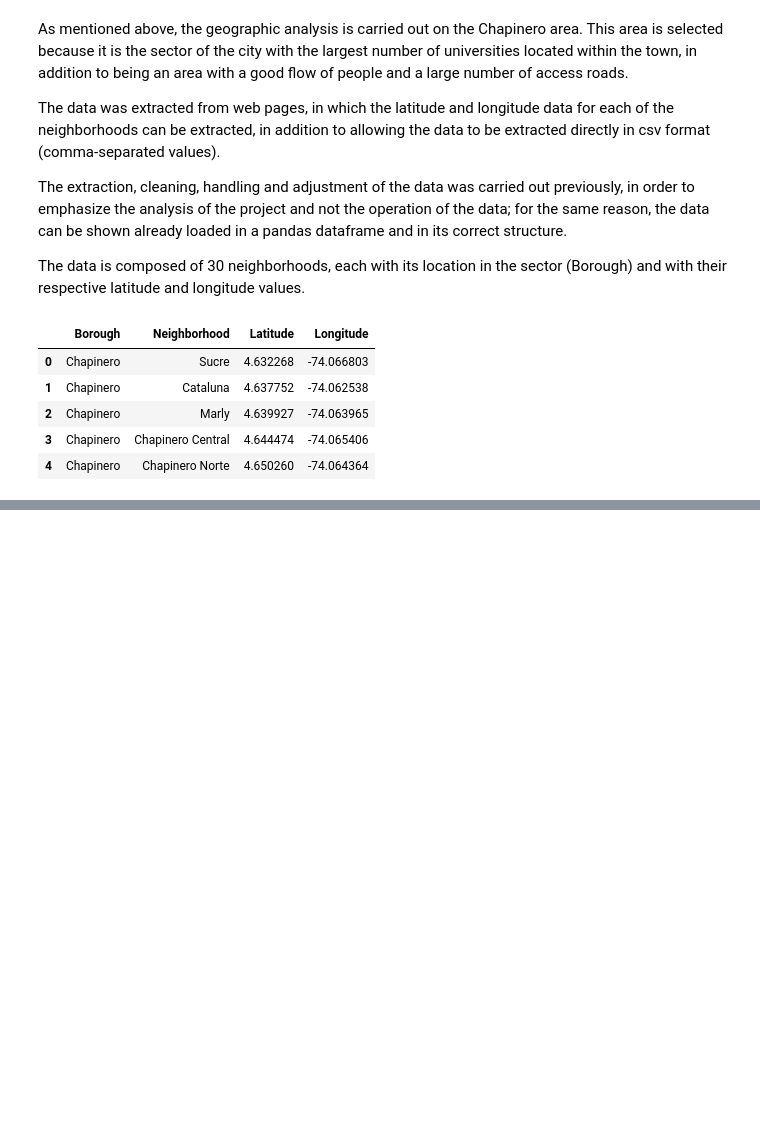
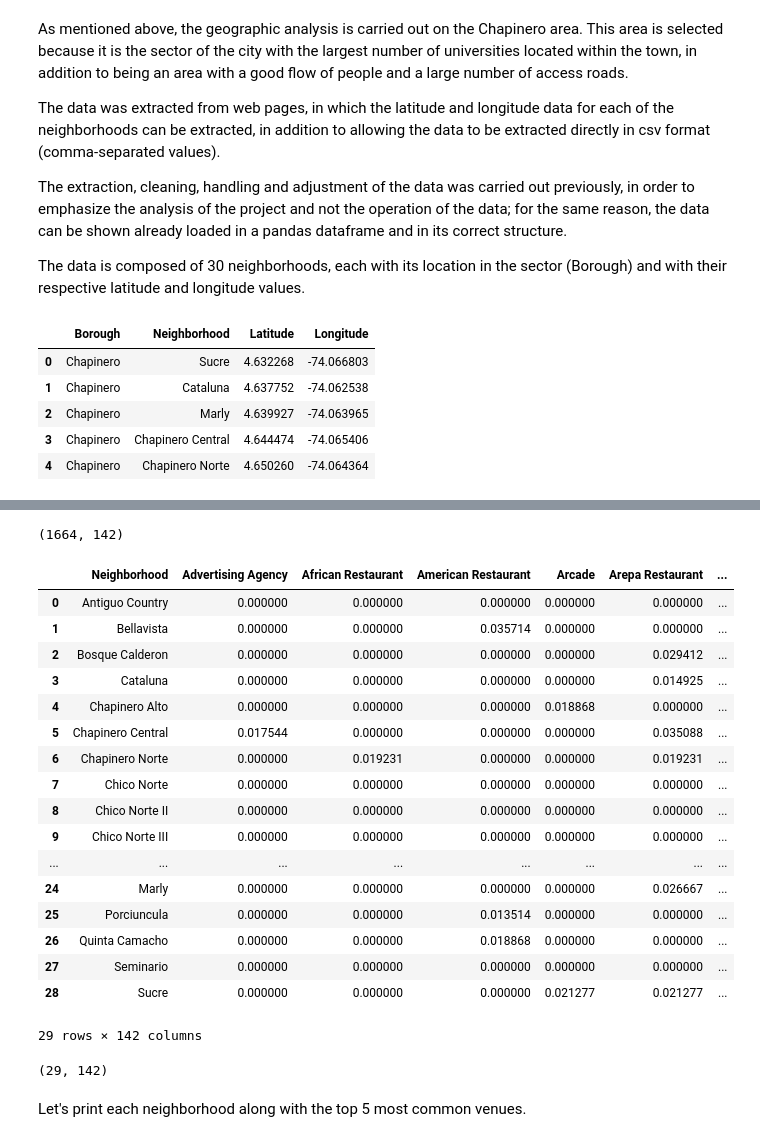
Before and after one commit to Nicolas-Fresneda/Coursera_Capstone, a Jupyter notebook: Capstone Project - The Battle of Neighborhoods.ipynb, the cells around one changed output, grey strips where cells are left out. Cells and saved outputs as stored; diff of their text form; code cells hidden in the pictures; blank space fills up the shorter version.

```diff
--- a/Capstone Project - The Battle of Neighborhoods.ipynb
+++ b/Capstone Project - The Battle of Neighborhoods.ipynb
@@ -31,0 +146,8 @@ The data is composed of 30 neighborhoods, each with its location in the sector (
+# %%
+address = 'Chapinero, Bogota'
+
+geolocator = Nominatim(user_agent="chapinero_explorer")
+location = geolocator.geocode(address)
+latitude = location.latitude
+longitude = location.longitude
+print('The geograpical coordinates of Chapinero are {}, {}.'.format(latitude, longitude))
@@ -31,0 +319,32 @@ The data is composed of 30 neighborhoods, each with its location in the sector (
+# %%
+chapinero_onehot.shape
+# %% [output]
+(1664, 142)
+# %%
+chapinero_grouped = chapinero_onehot.groupby('Neighborhood').mean().reset_index()
+chapinero_grouped
+# %% [output]
+|  | Neighborhood | Advertising Agency | African Restaurant | American Restaurant | Arcade | Arepa Restaurant | ... |
+| 0 | Antiguo Country | 0.000000 | 0.000000 | 0.000000 | 0.000000 | 0.000000 | ... |
+| 1 | Bellavista | 0.000000 | 0.000000 | 0.035714 | 0.000000 | 0.000000 | ... |
+| 2 | Bosque Calderon | 0.000000 | 0.000000 | 0.000000 | 0.000000 | 0.029412 | ... |
+| 3 | Cataluna | 0.000000 | 0.000000 | 0.000000 | 0.000000 | 0.014925 | ... |
+| 4 | Chapinero Alto | 0.000000 | 0.000000 | 0.000000 | 0.018868 | 0.000000 | ... |
+| 5 | Chapinero Central | 0.017544 | 0.000000 | 0.000000 | 0.000000 | 0.035088 | ... |
+| 6 | Chapinero Norte | 0.000000 | 0.019231 | 0.000000 | 0.000000 | 0.019231 | ... |
+| 7 | Chico Norte | 0.000000 | 0.000000 | 0.000000 | 0.000000 | 0.000000 | ... |
+| 8 | Chico Norte II | 0.000000 | 0.000000 | 0.000000 | 0.000000 | 0.000000 | ... |
+| 9 | Chico Norte III | 0.000000 | 0.000000 | 0.000000 | 0.000000 | 0.000000 | ... |
+| ... | ... | ... | ... | ... | ... | ... | ... |
+| 24 | Marly | 0.000000 | 0.000000 | 0.000000 | 0.000000 | 0.026667 | ... |
+| 25 | Porciuncula | 0.000000 | 0.000000 | 0.013514 | 0.000000 | 0.000000 | ... |
+| 26 | Quinta Camacho | 0.000000 | 0.000000 | 0.018868 | 0.000000 | 0.000000 | ... |
+| 27 | Seminario | 0.000000 | 0.000000 | 0.000000 | 0.000000 | 0.000000 | ... |
+| 28 | Sucre | 0.000000 | 0.000000 | 0.000000 | 0.021277 | 0.021277 | ... |
+29 rows × 142 columns
+# %%
+chapinero_grouped.shape
+# %% [output]
+(29, 142)
+# %% [markdown]
+Let's print each neighborhood along with the top 5 most common venues.
```
Also changed, not shown: parts of 64 cells of this notebook.
